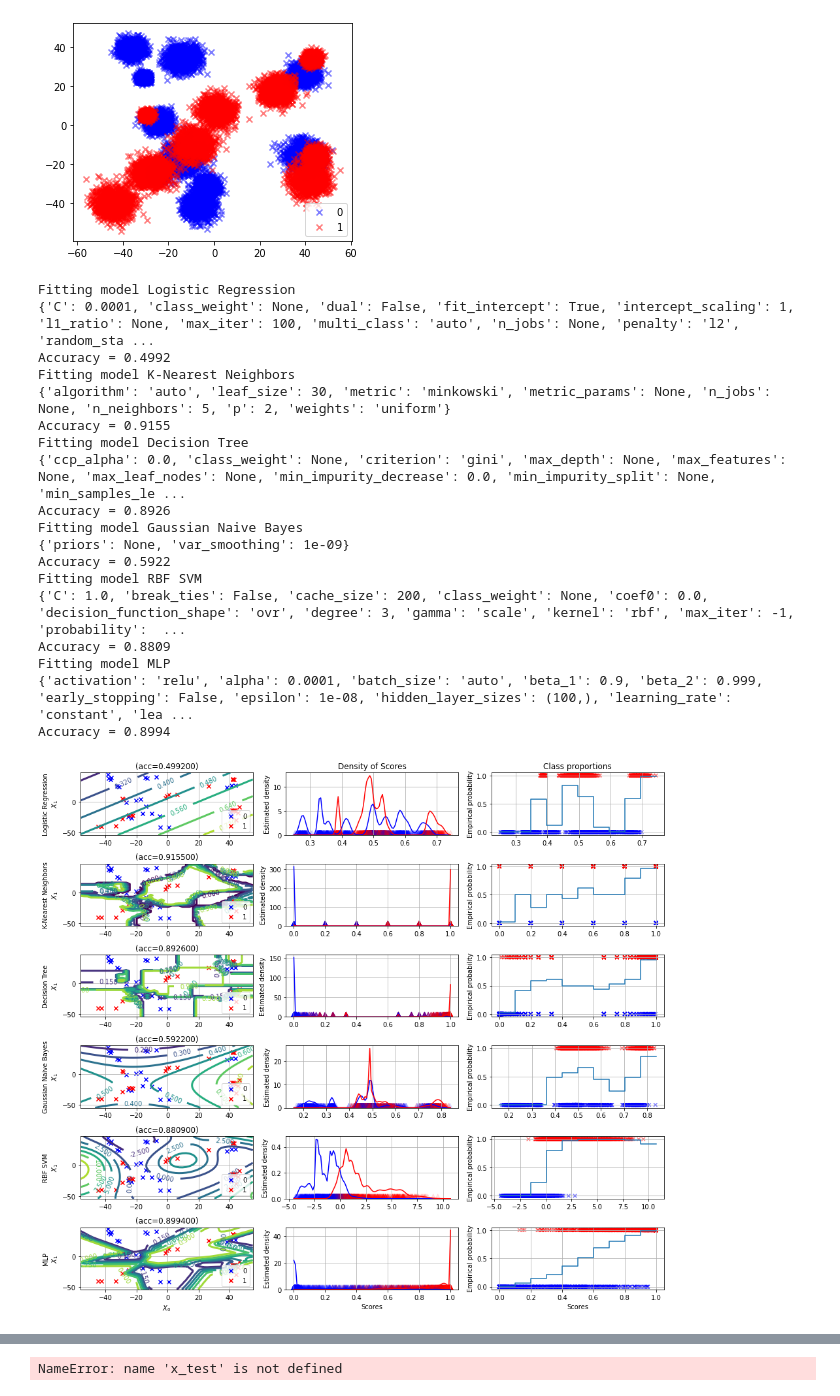
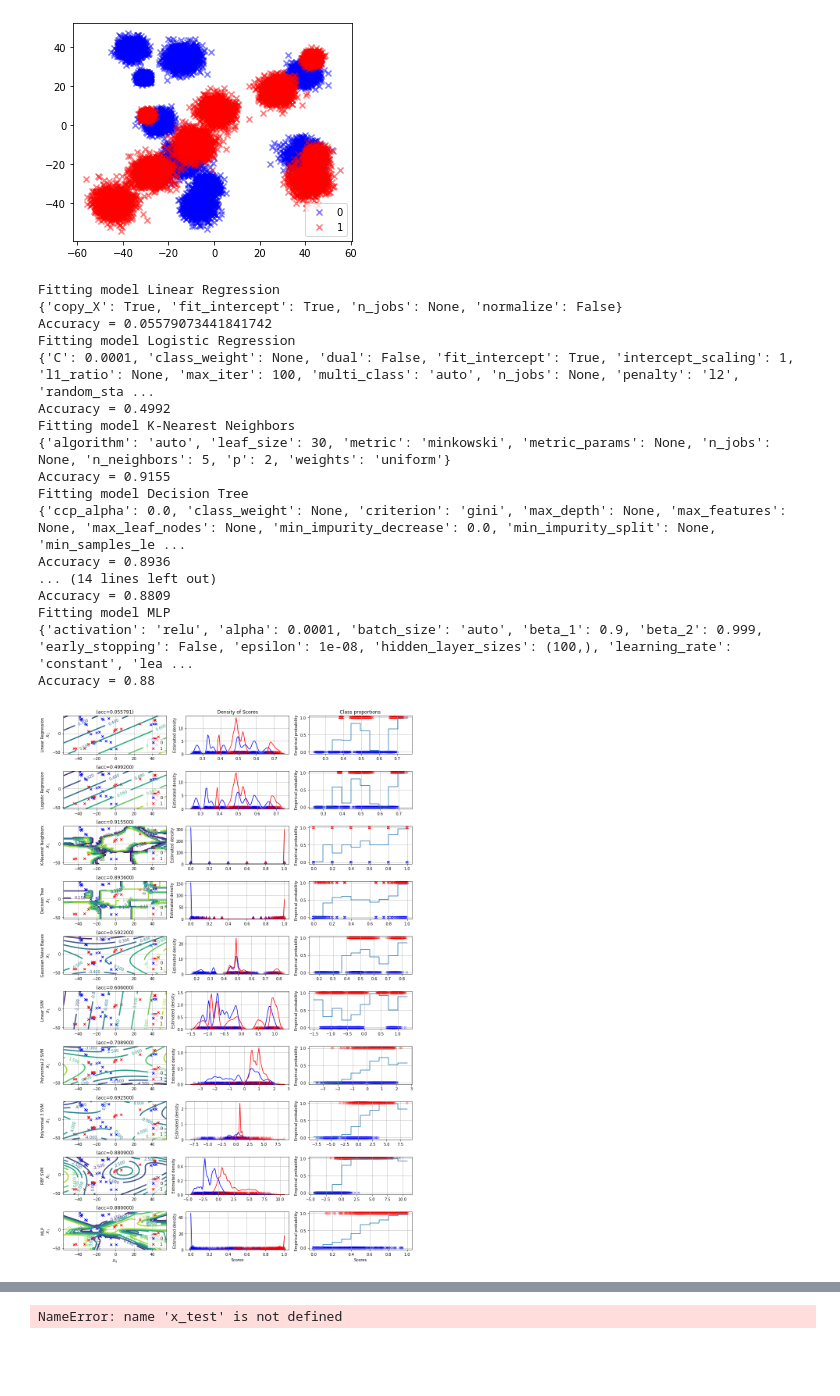
Before and after one commit to classifier-calibration/hands_on, a Jupyter notebook: notebooks/3_classifier_outputs.ipynb, the cells around one changed output, grey strips where cells are left out. Cells and saved outputs as stored; diff of their text form; code cells hidden in the pictures; blank space fills up the shorter version.

```diff
--- a/notebooks/3_classifier_outputs.ipynb
+++ b/notebooks/3_classifier_outputs.ipynb
@@ -196,14 +196,14 @@ from sklearn.model_selection import StratifiedKFold
 #from sklearn.mixture import PGMM
 from sklearn.metrics import log_loss
 
-models = [#(LinearRegression, {},"Linear Regression"),
+models = [(LinearRegression, {},"Linear Regression"),
           (LogisticRegression, {'C': 0.0001},"Logistic Regression"),
           (KNeighborsClassifier, {},"K-Nearest Neighbors"),
           (MyDecisionTreeClassifier, {},"Decision Tree"),
           (GaussianNB, {},"Gaussian Naive Bayes"),
-          #(SVC, {'kernel':'linear'},"Linear SVM"),
-          #(SVC, {'kernel':'poly', 'degree':2},"Polynomial 2 SVM"),
-          #(SVC, {'kernel':'poly', 'degree':3},"Polynomial 3 SVM"),
+          (SVC, {'kernel':'linear'},"Linear SVM"),
+          (SVC, {'kernel':'poly', 'degree':2},"Polynomial 2 SVM"),
+          (SVC, {'kernel':'poly', 'degree':3},"Polynomial 3 SVM"),
           (SVC, {'kernel':'rbf'},"RBF SVM"),
           (MLPClassifier, {}, "MLP")]
 n_models = len(models)
@@ -271,41 +271,40 @@ for i, (model, args, name) in enumerate(models):
 
     if i < len(models) - 1:
         plt.xlabel('')
 
     plt.subplot(n_models,3,i*3+3)
     plot_reliability_diagram((y_val_pred,),
                      y_val,
                      legend_set=('original',),
                      original_first=True,
                      show_legend=False,
                      proportion=0.2)
     if i < len(models) - 1:
         plt.xlabel('')
 
 
 
 plt.tight_layout()
 plt.savefig('example_classifier_scores.pdf')
 # %% [output]
+Fitting model Linear Regression
+{'copy_X': True, 'fit_intercept': True, 'n_jobs': None, 'normalize': False}
+Accuracy = 0.05579073441841742
 Fitting model Logistic Regression
 {'C': 0.0001, 'class_weight': None, 'dual': False, 'fit_intercept': True, 'intercept_scaling': 1, 'l1_ratio': None, 'max_iter': 100, 'multi_class': 'auto', 'n_jobs': None, 'penalty': 'l2', 'random_sta ...
 Accuracy = 0.4992
 Fitting model K-Nearest Neighbors
 {'algorithm': 'auto', 'leaf_size': 30, 'metric': 'minkowski', 'metric_params': None, 'n_jobs': None, 'n_neighbors': 5, 'p': 2, 'weights': 'uniform'}
 Accuracy = 0.9155
 Fitting model Decision Tree
 {'ccp_alpha': 0.0, 'class_weight': None, 'criterion': 'gini', 'max_depth': None, 'max_features': None, 'max_leaf_nodes': None, 'min_impurity_decrease': 0.0, 'min_impurity_split': None, 'min_samples_le ...
-Accuracy = 0.8926
-Fitting model Gaussian Naive Bayes
-{'priors': None, 'var_smoothing': 1e-09}
-Accuracy = 0.5922
-Fitting model RBF SVM
-{'C': 1.0, 'break_ties': False, 'cache_size': 200, 'class_weight': None, 'coef0': 0.0, 'decision_function_shape': 'ovr', 'degree': 3, 'gamma': 'scale', 'kernel': 'rbf', 'max_iter': -1, 'probability':  ...
+Accuracy = 0.8936
+... (14 lines left out)
 Accuracy = 0.8809
 Fitting model MLP
 {'activation': 'relu', 'alpha': 0.0001, 'batch_size': 'auto', 'beta_1': 0.9, 'beta_2': 0.999, 'early_stopping': False, 'epsilon': 1e-08, 'hidden_layer_sizes': (100,), 'learning_rate': 'constant', 'lea ...
-Accuracy = 0.8994
+Accuracy = 0.88
-[figure, old version]
+[figure, new version]
 # %%
 s = np.tile(np.linspace(0.01, 0.99, 10), 10).reshape(-1,1)
 scores_lin = np.linspace(0,1,100)
```
Also changed, not shown: parts of 1 cell of this notebook, 5 other files.
